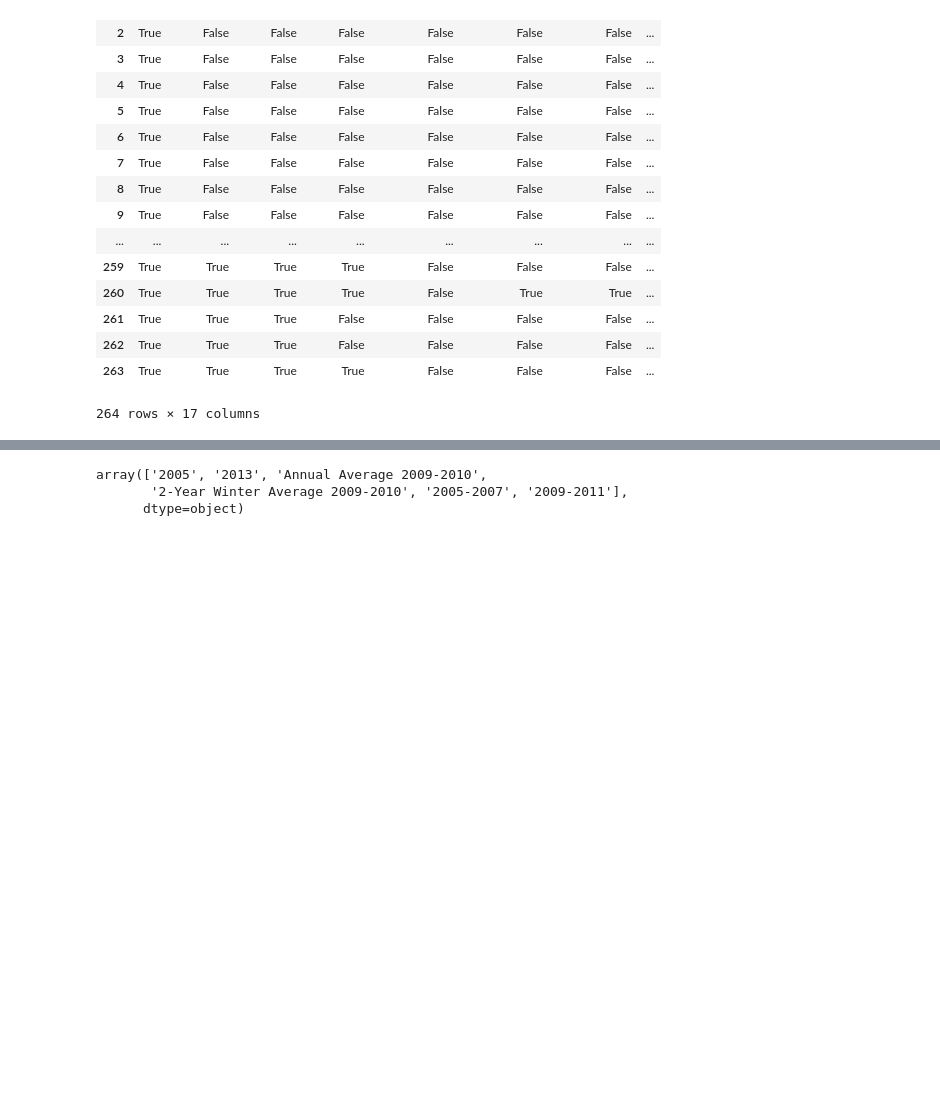
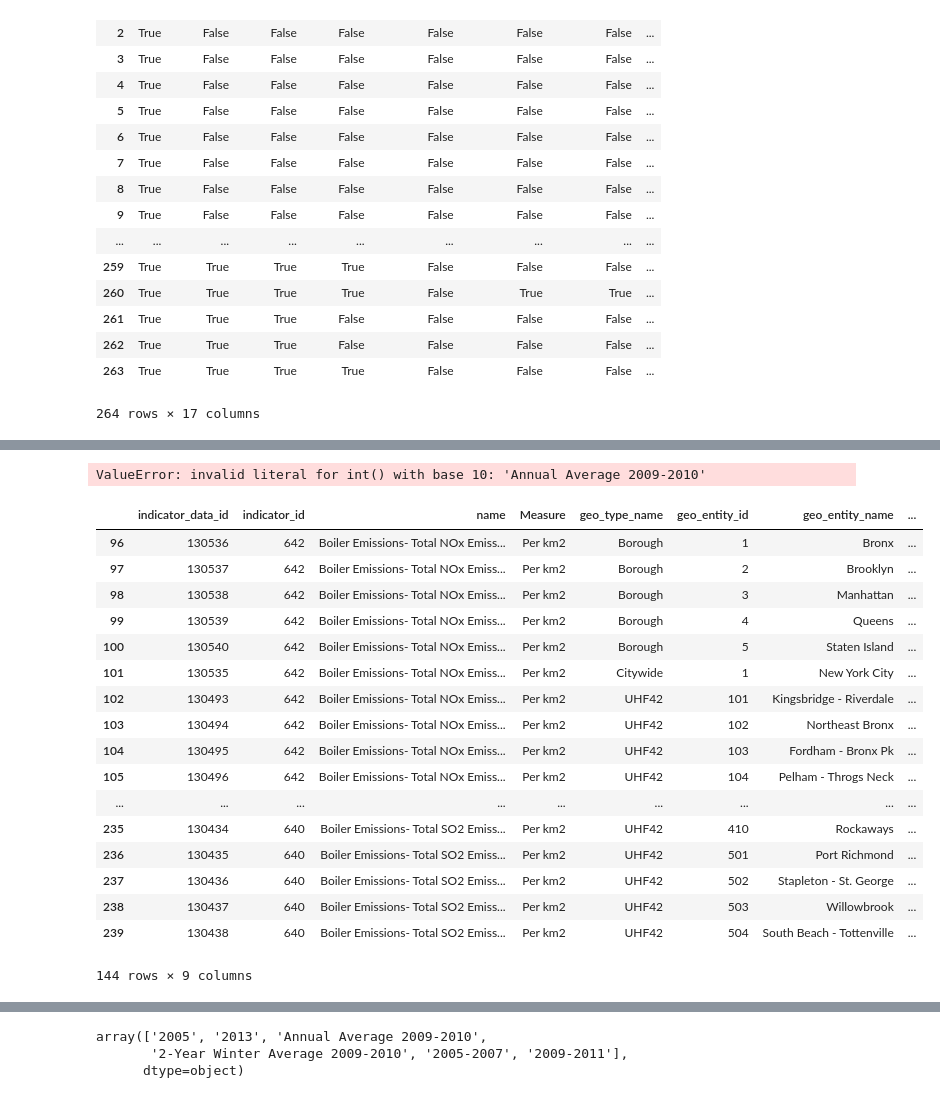
Before and after one commit to cww5/data_discovery_project, a Jupyter notebook: Untitled.ipynb, the cells around one changed output, grey strips where cells are left out. Saved outputs shown, nothing was run; the diff lists cells and outputs as text; code cells hidden in the pictures; blank space fills up the shorter version.

```diff
--- a/Untitled.ipynb
+++ b/Untitled.ipynb
@@ -289,0 +305,25 @@ airQ_df.head()
+# %%
+airQ_df['year'] = airQ_df['year_description'].astype(int)
+# %% [output]
+ValueError: invalid literal for int() with base 10: 'Annual Average 2009-2010'
+# %%
+airQ_df.loc[(airQ_df['year_description']=='2013')]
+# %% [output]
+|  | indicator_data_id | indicator_id | name | Measure | geo_type_name | geo_entity_id | geo_entity_name | ... |
+| 96 | 130536 | 642 | Boiler Emissions- Total NOx Emiss... | Per km2 | Borough | 1 | Bronx | ... |
+| 97 | 130537 | 642 | Boiler Emissions- Total NOx Emiss... | Per km2 | Borough | 2 | Brooklyn | ... |
+| 98 | 130538 | 642 | Boiler Emissions- Total NOx Emiss... | Per km2 | Borough | 3 | Manhattan | ... |
+| 99 | 130539 | 642 | Boiler Emissions- Total NOx Emiss... | Per km2 | Borough | 4 | Queens | ... |
+| 100 | 130540 | 642 | Boiler Emissions- Total NOx Emiss... | Per km2 | Borough | 5 | Staten Island | ... |
+| 101 | 130535 | 642 | Boiler Emissions- Total NOx Emiss... | Per km2 | Citywide | 1 | New York City | ... |
+| 102 | 130493 | 642 | Boiler Emissions- Total NOx Emiss... | Per km2 | UHF42 | 101 | Kingsbridge - Riverdale | ... |
+| 103 | 130494 | 642 | Boiler Emissions- Total NOx Emiss... | Per km2 | UHF42 | 102 | Northeast Bronx | ... |
+| 104 | 130495 | 642 | Boiler Emissions- Total NOx Emiss... | Per km2 | UHF42 | 103 | Fordham - Bronx Pk | ... |
+| 105 | 130496 | 642 | Boiler Emissions- Total NOx Emiss... | Per km2 | UHF42 | 104 | Pelham - Throgs Neck | ... |
+| ... | ... | ... | ... | ... | ... | ... | ... | ... |
+| 235 | 130434 | 640 | Boiler Emissions- Total SO2 Emiss... | Per km2 | UHF42 | 410 | Rockaways | ... |
+| 236 | 130435 | 640 | Boiler Emissions- Total SO2 Emiss... | Per km2 | UHF42 | 501 | Port Richmond | ... |
+| 237 | 130436 | 640 | Boiler Emissions- Total SO2 Emiss... | Per km2 | UHF42 | 502 | Stapleton - St. George | ... |
+| 238 | 130437 | 640 | Boiler Emissions- Total SO2 Emiss... | Per km2 | UHF42 | 503 | Willowbrook | ... |
+| 239 | 130438 | 640 | Boiler Emissions- Total SO2 Emiss... | Per km2 | UHF42 | 504 | South Beach - Tottenville | ... |
+144 rows × 9 columns
```
Also changed, not shown: parts of 13 cells of this notebook, 1 other file.
